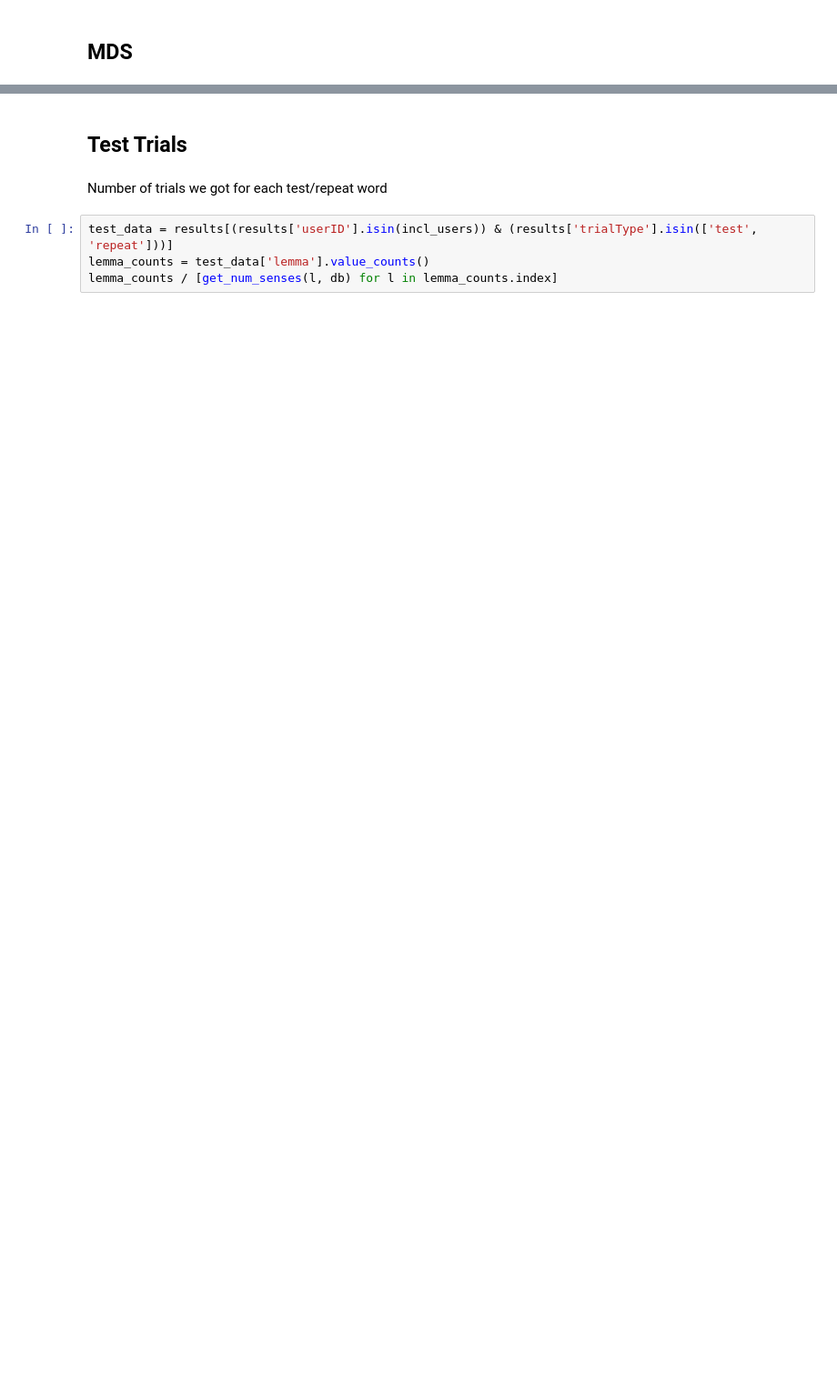
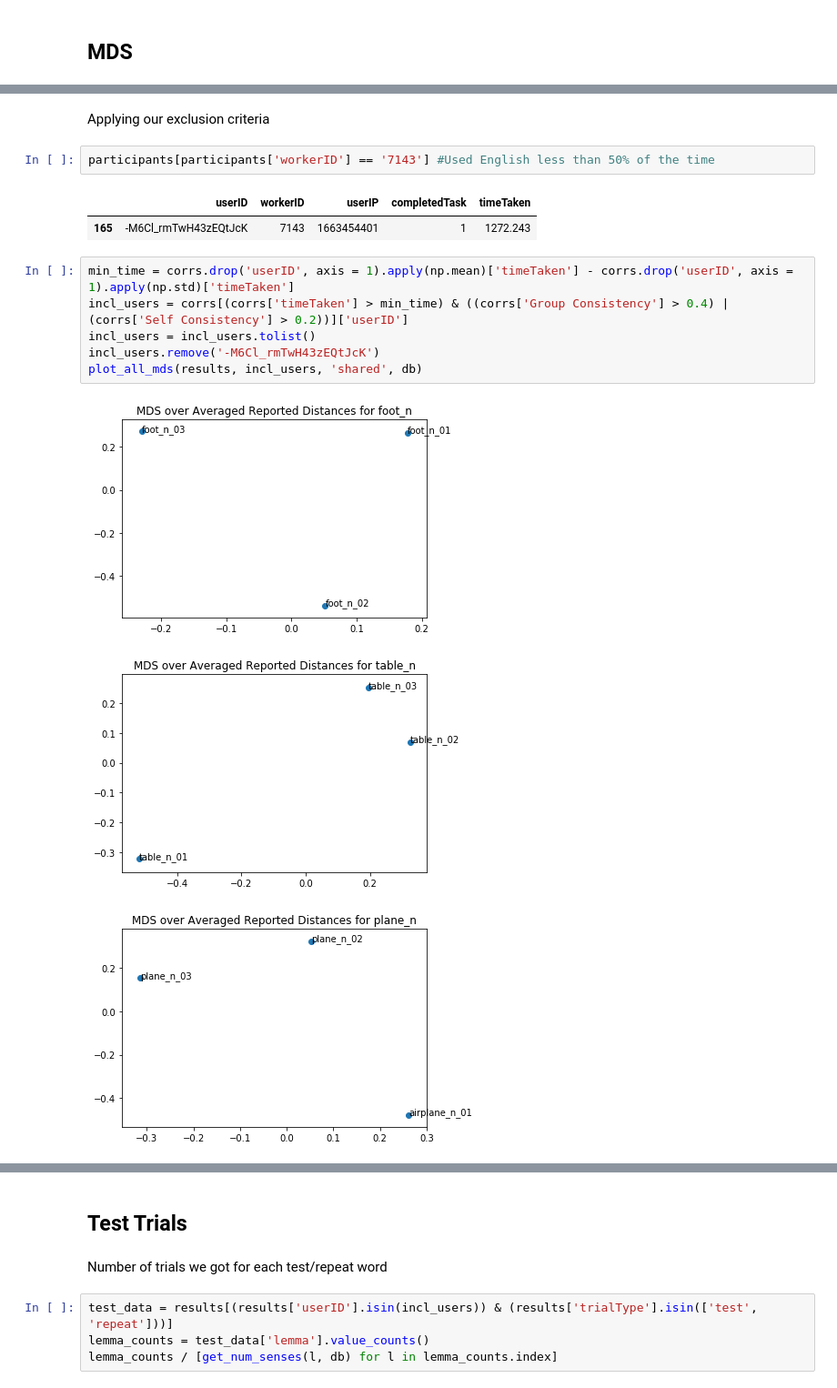
Before and after one commit to sathvikn/bert-wordsense, a Jupyter notebook: codebase/notebooks/pilesort-analysis-full.ipynb, the cells around one changed output, grey strips where cells are left out. Shown at 91% size. Cells and saved outputs as stored; diff of their text form; blank space fills up the shorter version.

```diff
--- a/codebase/notebooks/pilesort-analysis-full.ipynb
+++ b/codebase/notebooks/pilesort-analysis-full.ipynb
@@ -100,0 +90,17 @@ plot_all_mds(results, incl_users, 'shared', db)
+# %% [markdown]
+Applying our exclusion criteria
+# %%
+participants[participants['workerID'] == '7143'] #Used English less than 50% of the time
+# %% [output]
+|  | userID | workerID | userIP | completedTask | timeTaken |
+| 165 | -M6Cl_rmTwH43zEQtJcK | 7143 | 1663454401 | 1 | 1272.243 |
+# %%
+min_time = corrs.drop('userID', axis = 1).apply(np.mean)['timeTaken'] - corrs.drop('userID', axis = 1).apply(np.std)['timeTaken']
+incl_users = corrs[(corrs['timeTaken'] > min_time) & ((corrs['Group Consistency'] > 0.4) | (corrs['Self Consistency'] > 0.2))]['userID']
+incl_users = incl_users.tolist()
+incl_users.remove('-M6Cl_rmTwH43zEQtJcK')
+plot_all_mds(results, incl_users, 'shared', db)
+# %% [output]
+[figure, added]
+[figure, added]
+[figure, added]
```
Also changed, not shown: parts of 36 cells of this notebook, 1 other file.
